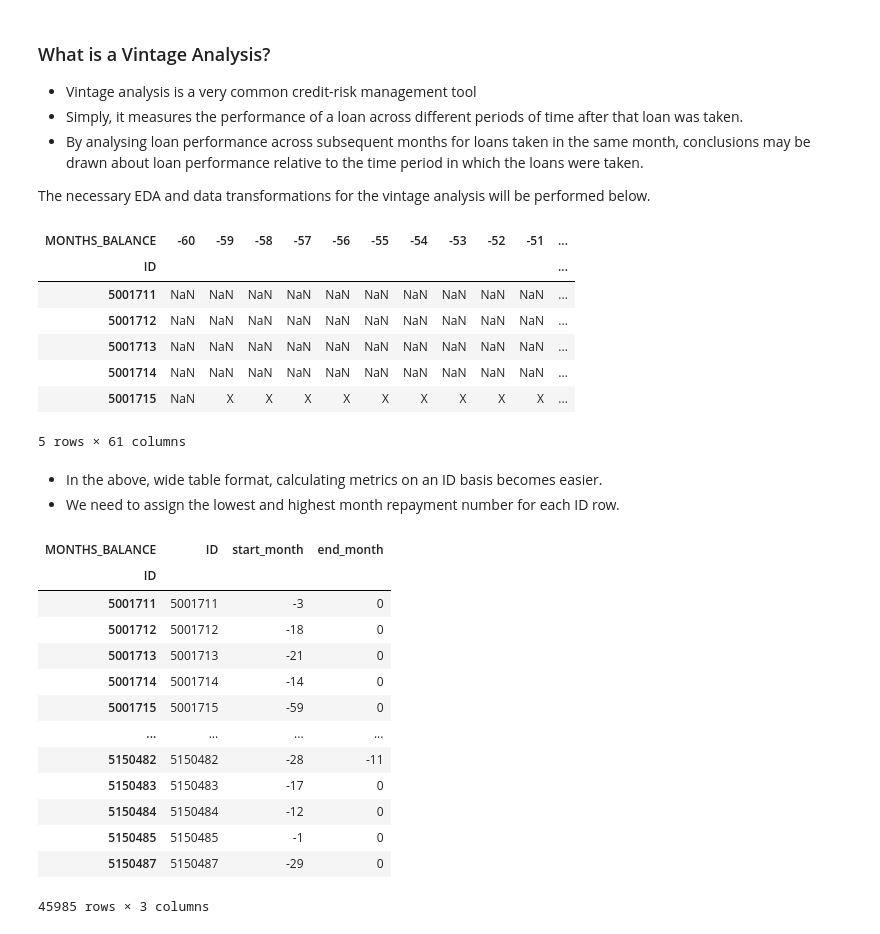
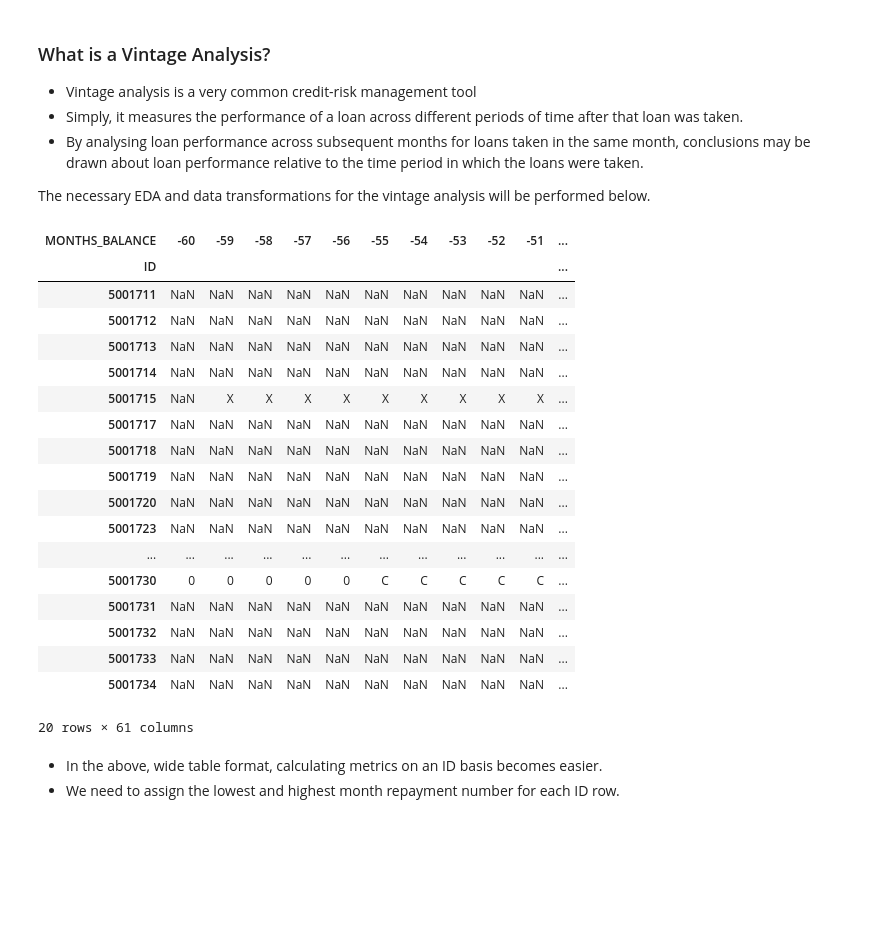
Before and after one commit to LoukasPerdikis/Credit-Card-Approval, a Jupyter notebook: credit_score.ipynb, the cells around one changed output. Cells and saved outputs as stored; diff of their text form; code cells hidden in the pictures; blank space fills up the shorter version.

```diff
--- a/credit_score.ipynb
+++ b/credit_score.ipynb
@@ -174,18 +174,29 @@ The necessary EDA and data transformations for the vintage analysis will be perf
 # %%
 credit_group= credit_raw.groupby('ID')
 
 # Pivot credit_raw to wide format, grouped by 'ID'
 credit_pivot = credit_raw.pivot_table(index='ID', columns='MONTHS_BALANCE', values='STATUS', aggfunc='first')
-credit_pivot.head()
+credit_pivot.head(20)
 # %% [output]
 | MONTHS_BALANCE | -60 | -59 | -58 | -57 | -56 | -55 | -54 | -53 | -52 | -51 | ... |
 | ID |  |  |  |  |  |  |  |  |  |  | ... |
 | 5001711 | NaN | NaN | NaN | NaN | NaN | NaN | NaN | NaN | NaN | NaN | ... |
 | 5001712 | NaN | NaN | NaN | NaN | NaN | NaN | NaN | NaN | NaN | NaN | ... |
 | 5001713 | NaN | NaN | NaN | NaN | NaN | NaN | NaN | NaN | NaN | NaN | ... |
 | 5001714 | NaN | NaN | NaN | NaN | NaN | NaN | NaN | NaN | NaN | NaN | ... |
 | 5001715 | NaN | X | X | X | X | X | X | X | X | X | ... |
+| 5001717 | NaN | NaN | NaN | NaN | NaN | NaN | NaN | NaN | NaN | NaN | ... |
+| 5001718 | NaN | NaN | NaN | NaN | NaN | NaN | NaN | NaN | NaN | NaN | ... |
+| 5001719 | NaN | NaN | NaN | NaN | NaN | NaN | NaN | NaN | NaN | NaN | ... |
+| 5001720 | NaN | NaN | NaN | NaN | NaN | NaN | NaN | NaN | NaN | NaN | ... |
+| 5001723 | NaN | NaN | NaN | NaN | NaN | NaN | NaN | NaN | NaN | NaN | ... |
+| ... | ... | ... | ... | ... | ... | ... | ... | ... | ... | ... | ... |
+| 5001730 | 0 | 0 | 0 | 0 | 0 | C | C | C | C | C | ... |
+| 5001731 | NaN | NaN | NaN | NaN | NaN | NaN | NaN | NaN | NaN | NaN | ... |
+| 5001732 | NaN | NaN | NaN | NaN | NaN | NaN | NaN | NaN | NaN | NaN | ... |
+| 5001733 | NaN | NaN | NaN | NaN | NaN | NaN | NaN | NaN | NaN | NaN | ... |
+| 5001734 | NaN | NaN | NaN | NaN | NaN | NaN | NaN | NaN | NaN | NaN | ... |
-5 rows × 61 columns
+20 rows × 61 columns
 # %% [markdown]
 * In the above, wide table format, calculating metrics on an ID basis becomes easier.
 * We need to assign the lowest and highest month repayment number for each ID row.
@@ -195,20 +206,5 @@ credit_pivot['end_month'] = credit_group['MONTHS_BALANCE'].max()
 # %%
 credit_pivot['ID'] = credit_pivot.index
 # %%
-credit_pivot[['ID', 'start_month', 'end_month']]
+credit_pivot = credit_pivot[['ID', 'start_month', 'end_month']]
-# %% [output]
-| MONTHS_BALANCE | ID | start_month | end_month |
-| ID |  |  |  |
-| 5001711 | 5001711 | -3 | 0 |
-| 5001712 | 5001712 | -18 | 0 |
-| 5001713 | 5001713 | -21 | 0 |
-| 5001714 | 5001714 | -14 | 0 |
-| 5001715 | 5001715 | -59 | 0 |
-| ... | ... | ... | ... |
-| 5150482 | 5150482 | -28 | -11 |
-| 5150483 | 5150483 | -17 | 0 |
-| 5150484 | 5150484 | -12 | 0 |
-| 5150485 | 5150485 | -1 | 0 |
-| 5150487 | 5150487 | -29 | 0 |
-45985 rows × 3 columns
 # %%
```
Also changed, not shown: parts of 13 cells of this notebook.
